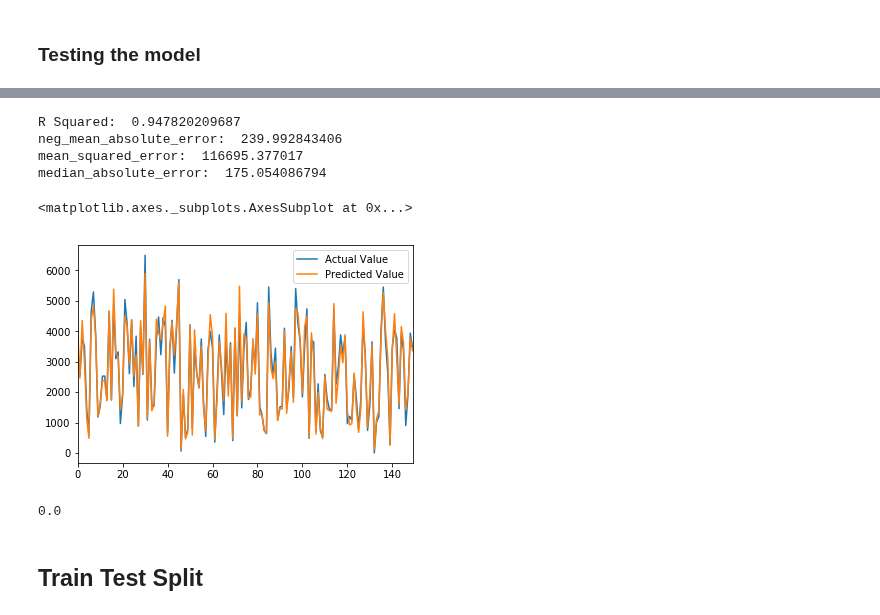
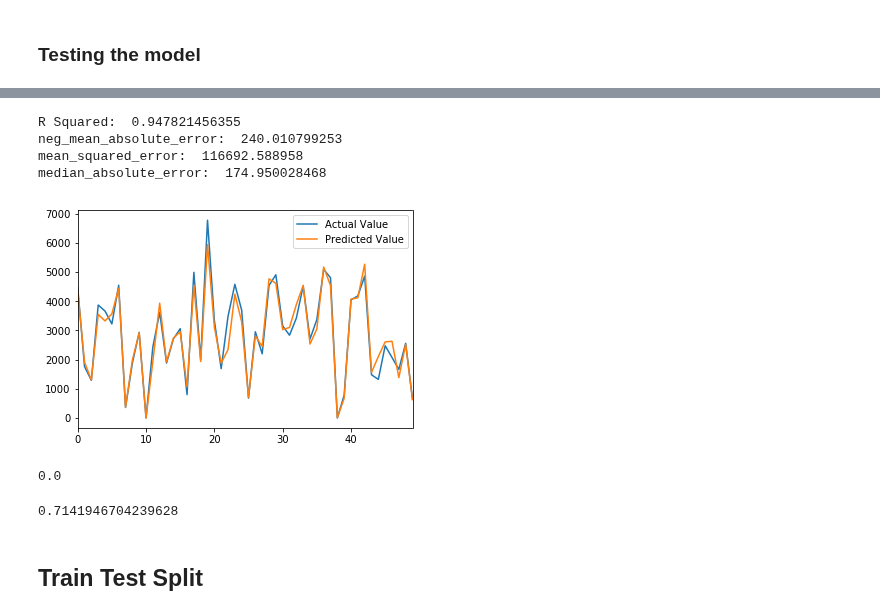
Before and after one commit to brokenloop/Research_practicum_2017, a Jupyter notebook: Data Analysis/Daniel/Random Forest Regression (all lines) 3.ipynb, the cells around one changed output, grey strips where cells are left out. Cells and saved outputs as stored; diff of their text form; code cells hidden in the pictures.

```diff
--- a/Data Analysis/Daniel/Random Forest Regression (all lines) 3.ipynb
+++ b/Data Analysis/Daniel/Random Forest Regression (all lines) 3.ipynb
@@ -131,26 +120,48 @@ print(importances)
 # %%
 rfc_predictions = rfc.predict(X)
 
 print("R Squared: ", metrics.r2_score(y, rfc_predictions))
 print("neg_mean_absolute_error: ", metrics.mean_absolute_error(y, rfc_predictions))
 print("mean_squared_error: ", metrics.mean_squared_error(y, rfc_predictions))
 print("median_absolute_error: ", metrics.median_absolute_error(y, rfc_predictions))
 
 true_v_pred = pd.DataFrame({'Actual Value': y, 'Predicted Value': rfc_predictions, 'Hour': df.Hour, 'Day': df.Day})
 
-sample = true_v_pred.sample(150).reset_index(drop=True)
-sample.plot()
+sample = true_v_pred.sample(50).reset_index(drop=True)
+# sample.plot()
+
+
+ax = sample.plot()
+fig = ax.get_figure()
+fig.savefig('bus_data/images/random_forest.png')
+
+# pd.savefig("bus_data/images/random_forest.png")
 # %% [output]
-R Squared:  0.947820209687
-neg_mean_absolute_error:  239.992843406
-mean_squared_error:  116695.377017
-median_absolute_error:  175.054086794
+R Squared:  0.947821456355
+neg_mean_absolute_error:  240.010799253
+mean_squared_error:  116692.588958
+median_absolute_error:  174.950028468
-<matplotlib.axes._subplots.AxesSubplot at 0x...>
-[figure, old version]
+[figure, new version]
 # %%
 rfc_predictions.min()
 # %% [output]
 0.0
+# %%
+correct = 0
+window = 300
+
+for index, row in true_v_pred.iterrows():
+    tolerance = range(int(row['Predicted Value']) - window, int(row['Predicted Value']) + window)
+    if (row['Actual Value'] >= tolerance[0]) and (row['Actual Value'] <= tolerance[-1]):
+        correct += 1
+
+accuracy = correct / len(true_v_pred)
+print (accuracy)
+
+#0.6049916101840475 - with 4 features (day, hour, stopid, journeypatternid)
+#0.6035118316223393 - with 3 features (day, hour, stopid)
+# %% [output]
+0.7141946704239628
 # %% [markdown]
 ## Train Test Split
 # %%
```
Also changed, not shown: parts of 6 cells of this notebook, 2 other files.
